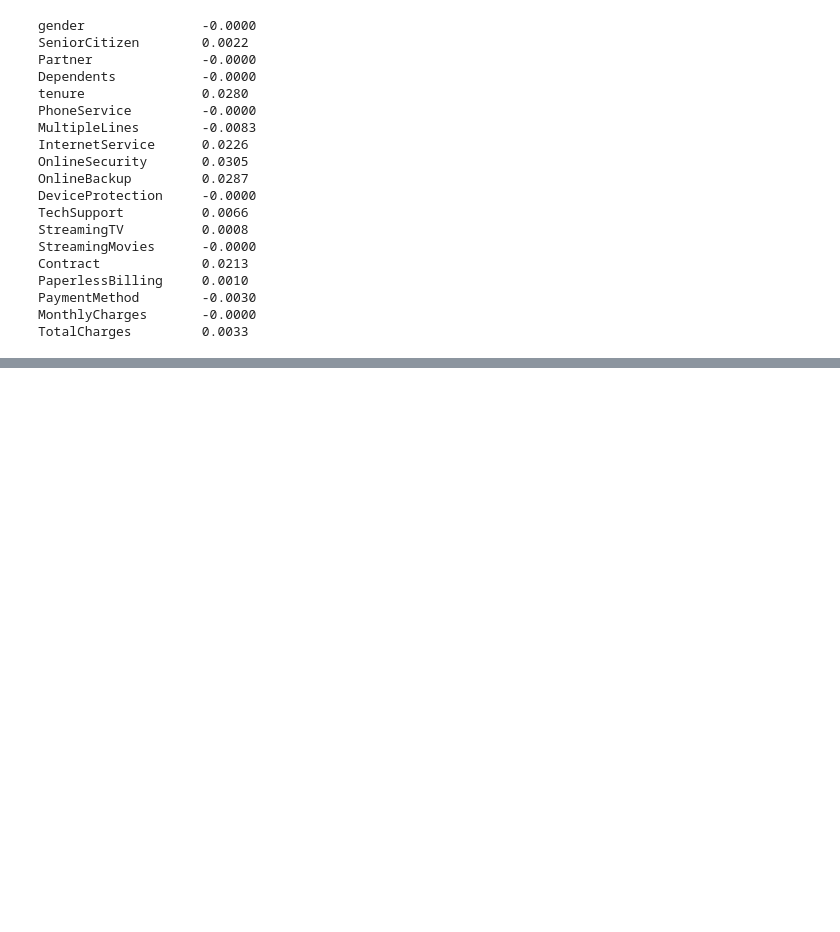
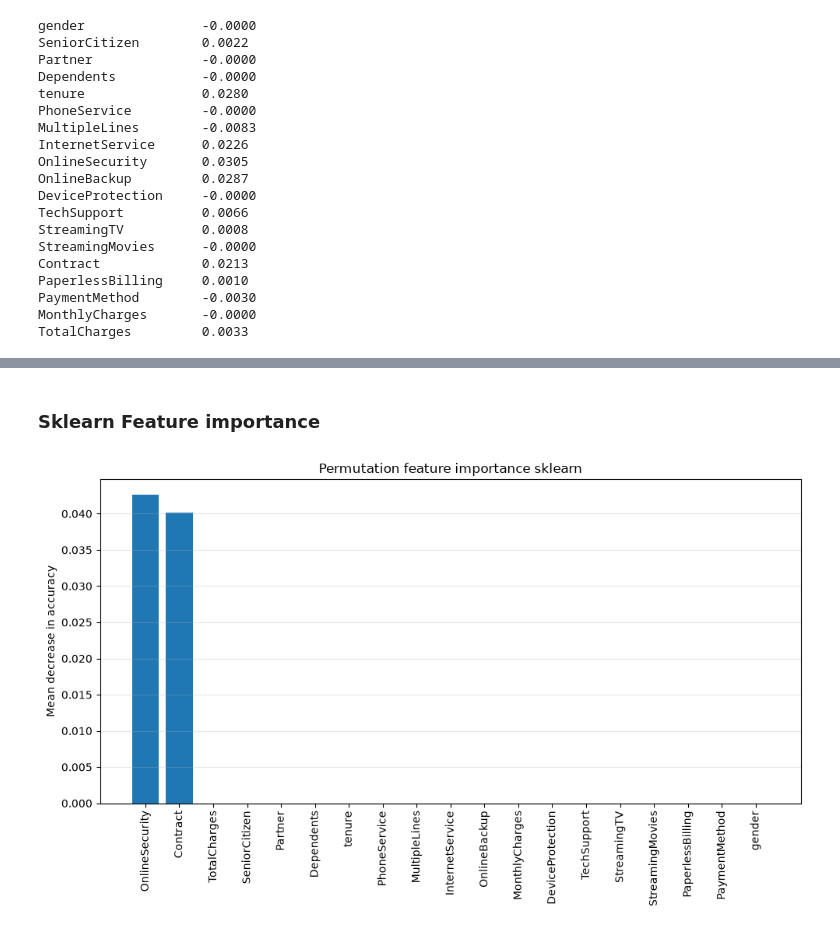
Before and after one commit to madsrb2003-dev/inf264_proj1, a Jupyter notebook: run_experiment.ipynb, the cells around one changed output, grey strips where cells are left out. Cells and saved outputs as stored; diff of their text form; code cells hidden in the pictures; blank space fills up the shorter version.

```diff
--- a/run_experiment.ipynb
+++ b/run_experiment.ipynb
@@ -445,0 +504,24 @@ plt.show()
+# %% [markdown]
+### Sklearn Feature importance
+# %%
+sk_importances = permutation_importance(
+    sk_best_model, X_test, y_test, accuracy_score, n_repeats=30, seed=42
+)
+
+sk_importances = np.array(sk_importances)
+
+sorted_idx = np.argsort(sk_importances)[::-1]
+sorted_names = [feature_names[i] for i in sorted_idx]
+sorted_skimportances = sk_importances[sorted_idx]
+
+fig, ax = plt.subplots(figsize=(10, 6))
+ax.bar(range(len(sorted_skimportances)), sorted_skimportances)
+ax.set_xticks(range(len(sorted_skimportances)))
+ax.set_xticklabels(sorted_names, rotation=90)
+ax.set_ylabel("Mean decrease in accuracy")
+ax.set_title("Permutation feature importance sklearn")
+ax.grid(alpha=0.3, axis="y")
+plt.tight_layout()
+plt.show()
+# %% [output]
+[figure, added]
```
Also changed, not shown: parts of 36 cells of this notebook.
